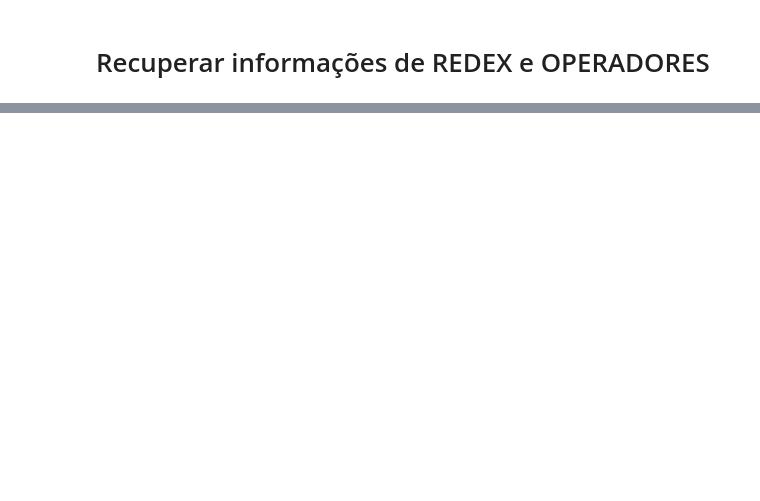
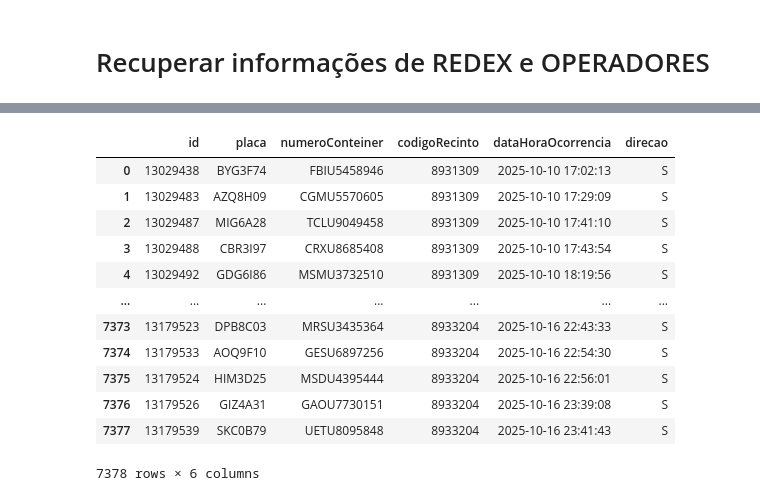
Before and after one commit to IvanBrasilico/virasana, a Jupyter notebook: virasana/notebooks/TransitTimeRedex.ipynb, the cells around one changed output, grey strips where cells are left out. Saved outputs shown, nothing was run; the diff lists cells and outputs as text; code cells hidden in the pictures; blank space fills up the shorter version.

```diff
--- a/virasana/notebooks/TransitTimeRedex.ipynb
+++ b/virasana/notebooks/TransitTimeRedex.ipynb
@@ -305,0 +561,16 @@ KeyError: "['codigoRecinto_pesagem', 'codigoRecinto_saida'] not in index"
+# %%
+df_saida_redex
+# %% [output]
+|  | id | placa | numeroConteiner | codigoRecinto | dataHoraOcorrencia | direcao |
+| 0 | 13029438 | BYG3F74 | FBIU5458946 | 8931309 | 2025-10-10 17:02:13 | S |
+| 1 | 13029483 | AZQ8H09 | CGMU5570605 | 8931309 | 2025-10-10 17:29:09 | S |
+| 2 | 13029487 | MIG6A28 | TCLU9049458 | 8931309 | 2025-10-10 17:41:10 | S |
+| 3 | 13029488 | CBR3I97 | CRXU8685408 | 8931309 | 2025-10-10 17:43:54 | S |
+| 4 | 13029492 | GDG6I86 | MSMU3732510 | 8931309 | 2025-10-10 18:19:56 | S |
+| ... | ... | ... | ... | ... | ... | ... |
+| 7373 | 13179523 | DPB8C03 | MRSU3435364 | 8933204 | 2025-10-16 22:43:33 | S |
+| 7374 | 13179533 | AOQ9F10 | GESU6897256 | 8933204 | 2025-10-16 22:54:30 | S |
+| 7375 | 13179524 | HIM3D25 | MSDU4395444 | 8933204 | 2025-10-16 22:56:01 | S |
+| 7376 | 13179526 | GIZ4A31 | GAOU7730151 | 8933204 | 2025-10-16 23:39:08 | S |
+| 7377 | 13179539 | SKC0B79 | UETU8095848 | 8933204 | 2025-10-16 23:41:43 | S |
+7378 rows × 6 columns
```
Also changed, not shown: parts of 33 cells of this notebook, 2 other files.
